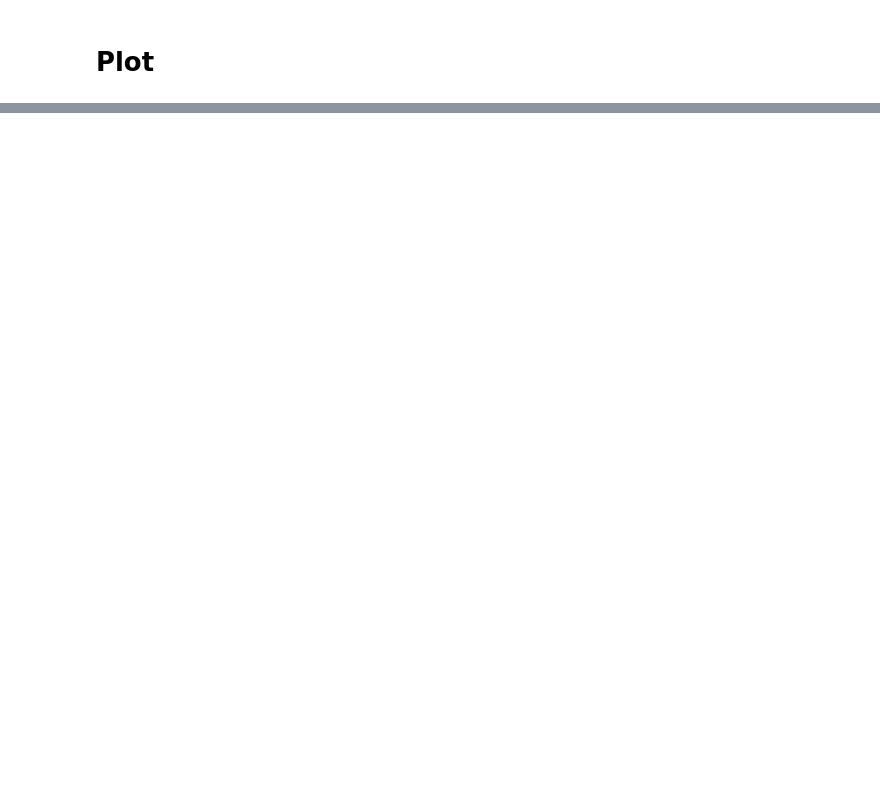
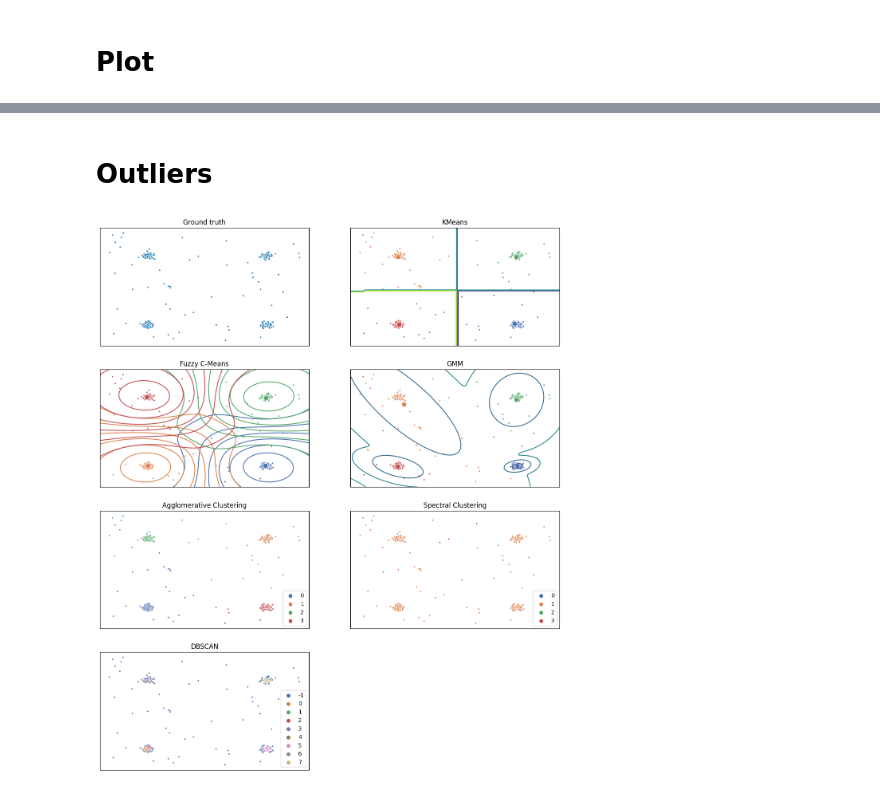
Before and after one commit to CharlesAttend/M2-DAC, a Jupyter notebook: XAI/TME/TME9/TME9.ipynb, the cells around one changed output, grey strips where cells are left out. Cells and saved outputs as stored; diff of their text form; code cells hidden in the pictures; blank space fills up the shorter version.

```diff
--- a/XAI/TME/TME9/TME9.ipynb
+++ b/XAI/TME/TME9/TME9.ipynb
@@ -463,5 +447,0 @@ Note: you may need to restart the kernel to use updated packages.
-# %%
-t_batch = 32
-centers = [[1, 1], [-1, -1], [1, -1]]
-n_clusters = len(centers)
-X, labels_true = make_blobs(n_samples=3000, centers=centers, cluster_std=0.7)
@@ -571,0 +591,17 @@ plt.show()
+# %% [markdown]
+# Outliers
+# %%
+centers = [(-20, -20), (-20, 20), (20, -20), (20, 20)]
+cov = [
+    np.array([[1, 0], [0, 1]]),
+    np.array([[1, 0], [0, 1]]),
+    np.array([[1, 0], [0, 1]]),
+    np.array([[1, 0], [0, 1]]),
+]
+n_clusters = len(centers)
+X_train, X_outliers = generate_elongated(n_samples=300, n_clusters=4, centers=centers, cov=cov)
+X = np.concatenate((X_train, X_outliers), axis=0)
+obs = np.array([0, 0])  # le centre du plan 2D
+experim(X, n_clusters)
+# %% [output]
+[figure, added]
```
Also changed, not shown: parts of 21 cells of this notebook.
